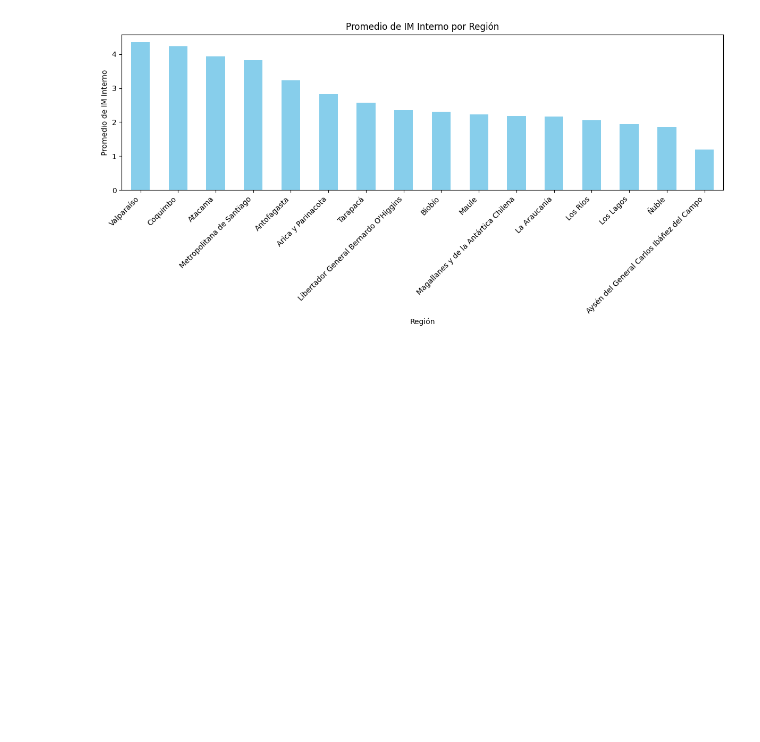
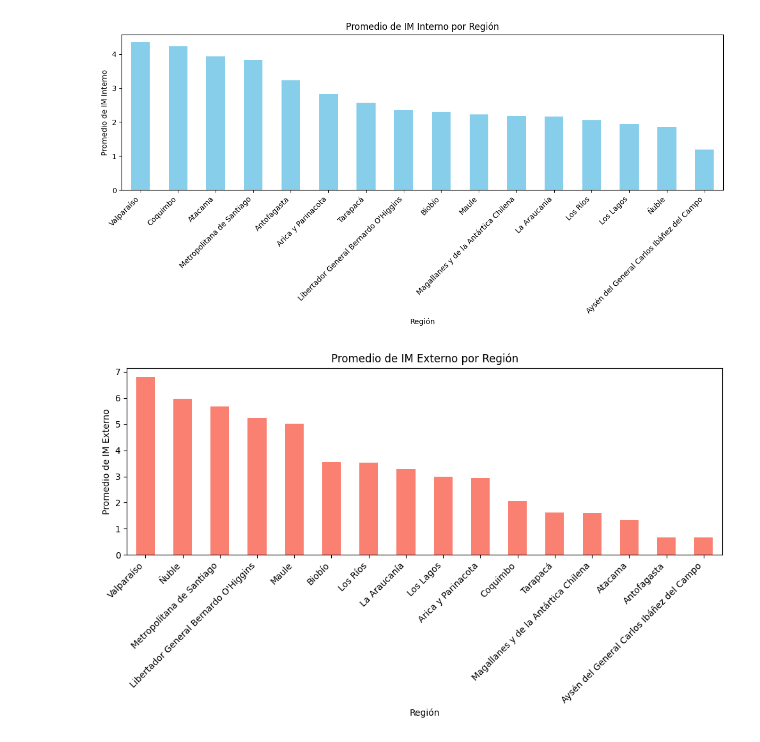
Before and after one commit to Ivan-Arias/Covid-19-Mov, a Jupyter notebook: Movilidad_Chile.ipynb, the cells around one changed output. Saved outputs shown, nothing was run; the diff lists cells and outputs as text; code cells hidden in the pictures; blank space fills up the shorter version.

```diff
--- a/Movilidad_Chile.ipynb
+++ b/Movilidad_Chile.ipynb
@@ -180,14 +180,16 @@ plt.show()
 [figure]
 # %%
 # Calcular el promedio de 'IM_externo' por región
-im_interno_por_region = df.groupby('Region')['IM_interno'].mean().sort_values(ascending=False)
+im_externo_por_region = df.groupby('Region')['IM_externo'].mean().sort_values(ascending=False)
 
 # Crear el gráfico de barras
 plt.figure(figsize=(10, 6))
-im_interno_por_region.plot(kind='bar', color='skyblue')
+im_externo_por_region.plot(kind='bar', color='salmon')
 plt.title('Promedio de IM Externo por Región')
 plt.xlabel('Región')
 plt.ylabel('Promedio de IM Externo')
 plt.xticks(rotation=45, ha='right')
 plt.tight_layout()
 plt.show()
+# %% [output]
+[figure, added]
```
Also changed, not shown: parts of 1 cell of this notebook.
